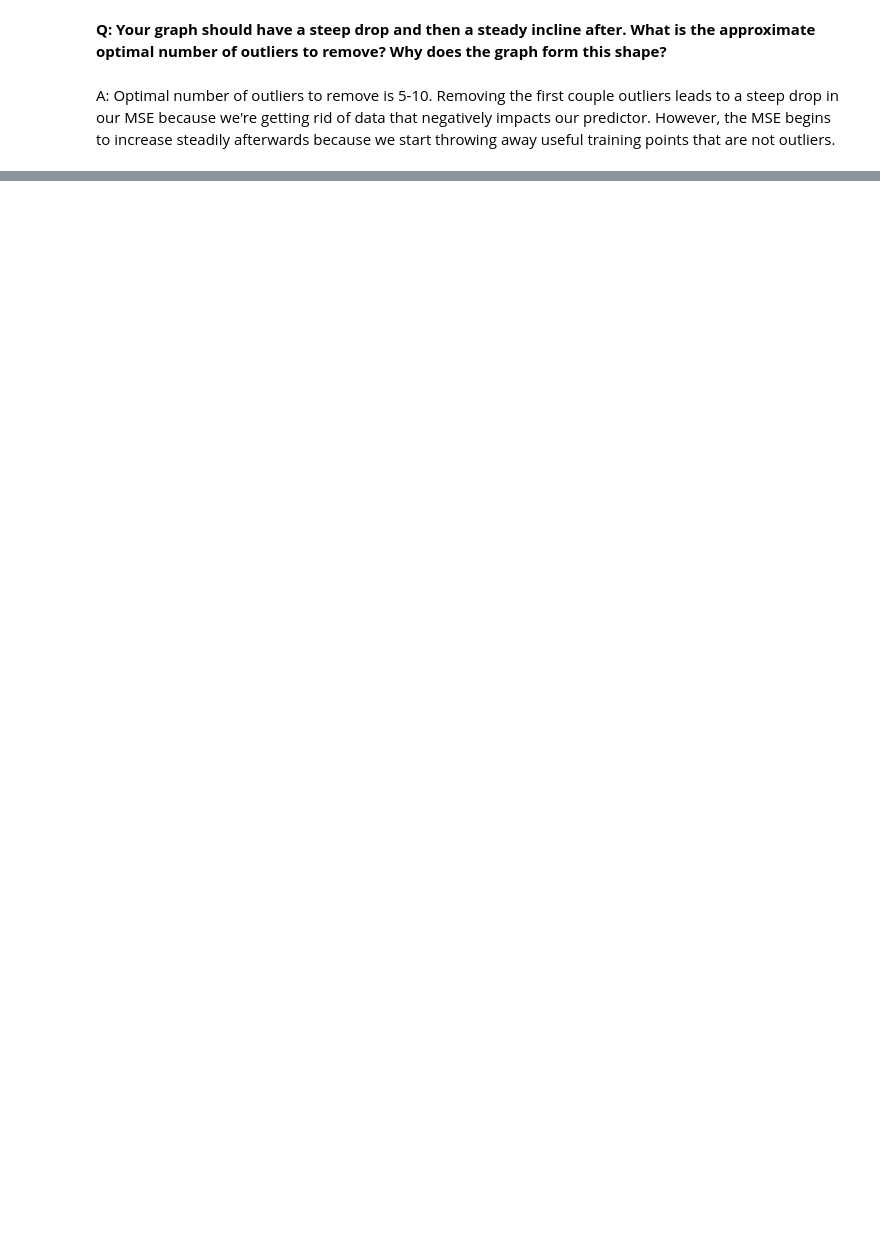
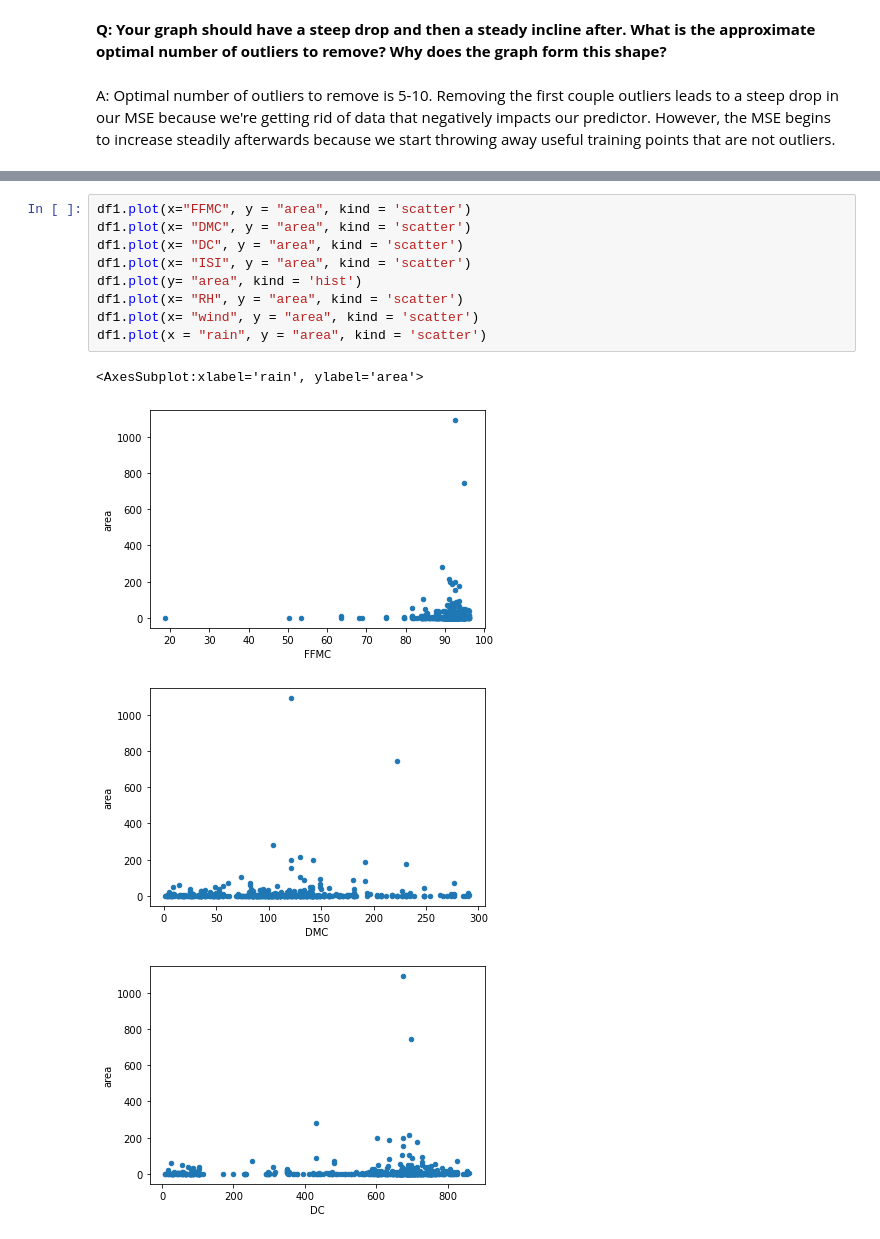
Before and after one commit to aparande/EECS189-OMP-Assignment, a Jupyter notebook: Jupyter Assignment/Assignment.ipynb, the cells around one changed output, grey strips where cells are left out. Cells and saved outputs as stored; diff of their text form; blank space fills up the shorter version.

Commit message:
Visualization of ForestFire Features

```diff
--- a/Jupyter Assignment/Assignment.ipynb
+++ b/Jupyter Assignment/Assignment.ipynb
@@ -328,0 +363,14 @@ A: Optimal number of outliers to remove is 5-10. Removing the first couple outli
+# %%
+df1.plot(x="FFMC", y = "area", kind = 'scatter')
+df1.plot(x= "DMC", y = "area", kind = 'scatter')
+df1.plot(x= "DC", y = "area", kind = 'scatter')
+df1.plot(x= "ISI", y = "area", kind = 'scatter')
+df1.plot(y= "area", kind = 'hist')
+df1.plot(x= "RH", y = "area", kind = 'scatter')
+df1.plot(x= "wind", y = "area", kind = 'scatter')
+df1.plot(x = "rain", y = "area", kind = 'scatter')
+# %% [output]
+<AxesSubplot:xlabel='rain', ylabel='area'>
+[figure, added]
+[figure, added]
+[figure, added]
```
Also changed, not shown: parts of 13 cells of this notebook.
